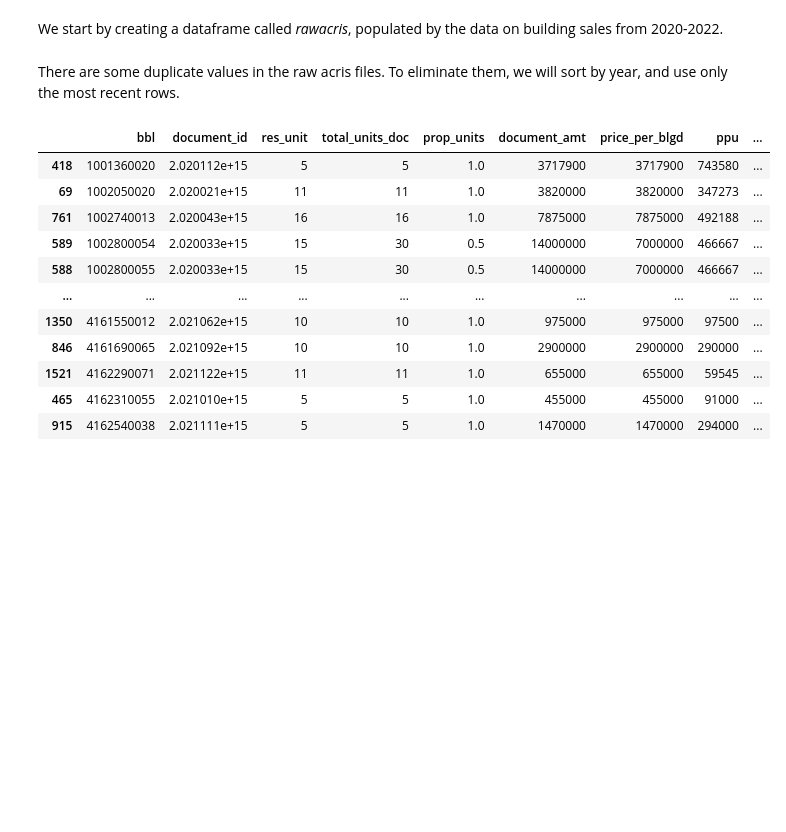
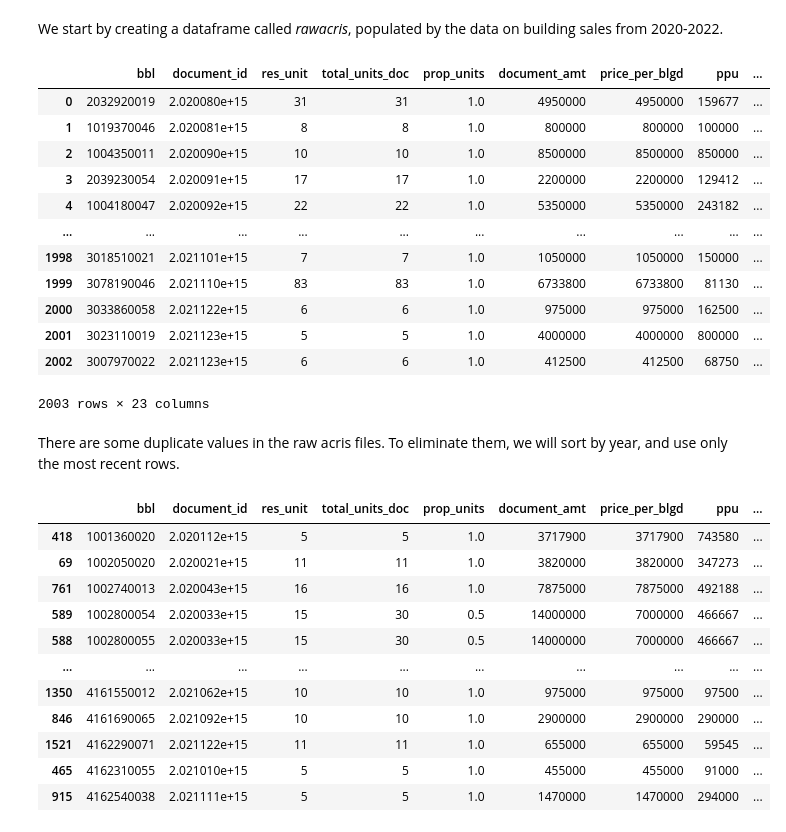
Before and after one commit to 2ndrew2ncheta/Advanced-Data-Group-Project-3, a Jupyter notebook: notebooks/Cap Rates(final).ipynb, the cells around one changed output. Cells and saved outputs as stored; diff of their text form; code cells hidden in the pictures; blank space fills up the shorter version.

```diff
--- a/notebooks/Cap Rates(final).ipynb
+++ b/notebooks/Cap Rates(final).ipynb
@@ -4,6 +4,21 @@ import pandas as pd
 We start by creating a dataframe called *rawacris*, populated by the data on building sales from 2020-2022.
 # %%
 rawacris=pd.read_csv('../data/acris_sales_2020-2022.csv', converters={'bbl':str})
+rawacris
+# %% [output]
+|  | bbl | document_id | res_unit | total_units_doc | prop_units | document_amt | price_per_blgd | ppu | ... |
+| 0 | 2032920019 | 2.020080e+15 | 31 | 31 | 1.0 | 4950000 | 4950000 | 159677 | ... |
+| 1 | 1019370046 | 2.020081e+15 | 8 | 8 | 1.0 | 800000 | 800000 | 100000 | ... |
+| 2 | 1004350011 | 2.020090e+15 | 10 | 10 | 1.0 | 8500000 | 8500000 | 850000 | ... |
+| 3 | 2039230054 | 2.020091e+15 | 17 | 17 | 1.0 | 2200000 | 2200000 | 129412 | ... |
+| 4 | 1004180047 | 2.020092e+15 | 22 | 22 | 1.0 | 5350000 | 5350000 | 243182 | ... |
+| ... | ... | ... | ... | ... | ... | ... | ... | ... | ... |
+| 1998 | 3018510021 | 2.021101e+15 | 7 | 7 | 1.0 | 1050000 | 1050000 | 150000 | ... |
+| 1999 | 3078190046 | 2.021110e+15 | 83 | 83 | 1.0 | 6733800 | 6733800 | 81130 | ... |
+| 2000 | 3033860058 | 2.021122e+15 | 6 | 6 | 1.0 | 975000 | 975000 | 162500 | ... |
+| 2001 | 3023110019 | 2.021123e+15 | 5 | 5 | 1.0 | 4000000 | 4000000 | 800000 | ... |
+| 2002 | 3007970022 | 2.021123e+15 | 6 | 6 | 1.0 | 412500 | 412500 | 68750 | ... |
+2003 rows × 23 columns
 # %% [markdown]
 There are some duplicate values in the raw acris files. To eliminate them, we will sort by year, and use only the most recent rows.
 # %%
```
Also changed, not shown: parts of 1 cell of this notebook.
